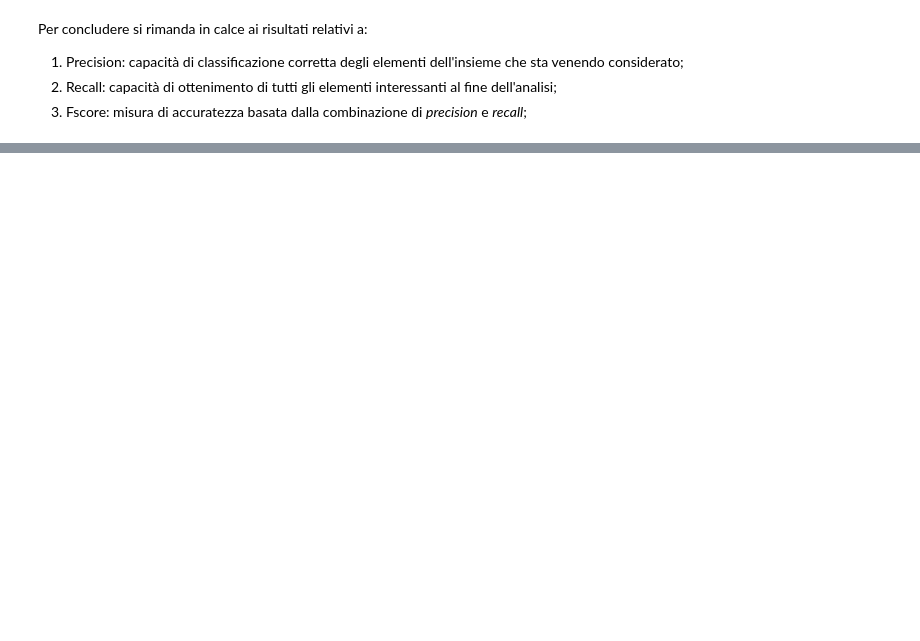
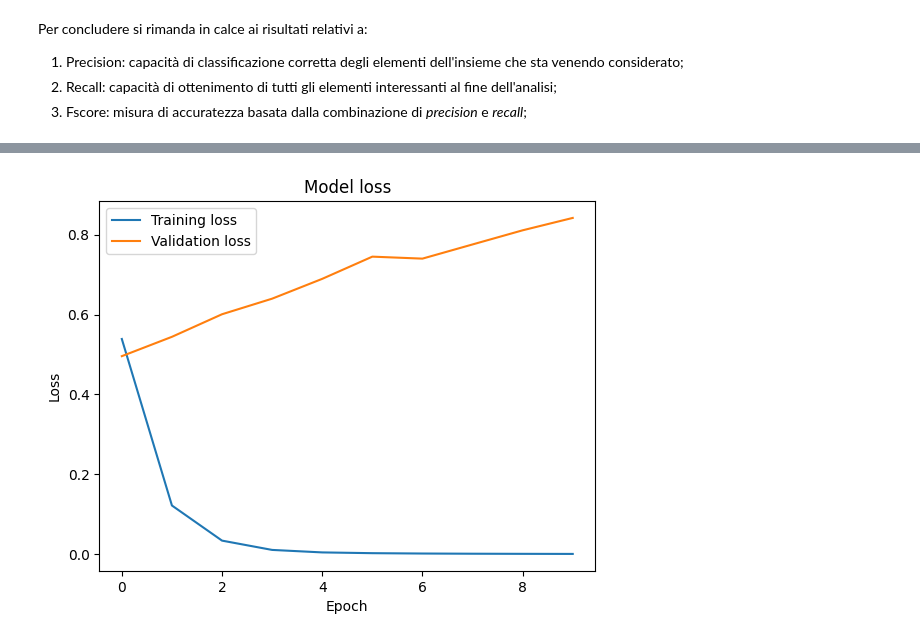
Before and after one commit to MaxBubblegum47/Big_Data, a Jupyter notebook: TextAnalytics/Presentation.ipynb, the cells around one changed output, grey strips where cells are left out. Cells and saved outputs as stored; diff of their text form; code cells hidden in the pictures; blank space fills up the shorter version.

Commit message:
Adding tensor flow part and correct older parts

```diff
--- a/TextAnalytics/Presentation.ipynb
+++ b/TextAnalytics/Presentation.ipynb
@@ -302,0 +254,85 @@ array(['Hip Hop', 'Hip Hop', 'Hip Hop', 'alt rock', 'pop', 'alt rock',
+# %%
+from sklearn.utils import shuffle
+from sklearn.preprocessing import LabelEncoder
+from sklearn.feature_extraction.text import CountVectorizer
+from nltk.corpus import stopwords
+import tensorflow as tf
+from sklearn.preprocessing import LabelEncoder
+from tensorflow.keras.layers import Dense
+import random
+
+# Encode the labels as integers
+encoder = LabelEncoder()
+y_train = encoder.fit_transform(train_df.ranker_genre)
+y_test = encoder.transform(test_df.ranker_genre)
+
+# Vectorize the lyrics
+vectorizer = CountVectorizer()
+X_train = vectorizer.fit_transform(train_df.lyric)
+X_test = vectorizer.transform(test_df.lyric)
+
+model = tf.keras.Sequential()
+model.add(Dense(128, input_dim=X_train.shape[1], activation='relu'))
+model.add(Dense(3, activation='softmax'))
+
+model.compile(loss='sparse_categorical_crossentropy', optimizer='adam', metrics=['accuracy'])
+
+y_train_tensor = tf.convert_to_tensor(y_train)
+y_test_tensor = tf.convert_to_tensor(y_test)
+
+# Convert the vectors to a dense tensor
+X_train = tf.convert_to_tensor(X_train.todense())
+X_test = tf.convert_to_tensor(X_test.todense())
+
+
+history = model.fit(X_train, y_train_tensor, epochs=10, validation_data=(X_test, y_test_tensor))
+
+# display the data
+import matplotlib.pyplot as plt
+
+# Get the training and validation loss values
+loss = history.history['loss']
+val_loss = history.history['val_loss']
+
+# Plot the training and validation loss
+plt.plot(loss)
+plt.plot(val_loss)
+plt.title('Model loss')
+plt.ylabel('Loss')
+plt.xlabel('Epoch')
+plt.legend(['Training loss', 'Validation loss'])
+plt.show()
+
+# Get the predicted class probabilities for each sample in the test set
+probs = model.predict(X_test)
+
+# Initialize a dictionary to store the accuracy for each genre
+genre_accuracy = {}
+
+# Loop over the test samples
+for i, sample in enumerate(X_test):
+
+    # Get the true class for the sample
+    true_class = y_test[i]
+
+    # Get the predicted class for the sample
+    predicted_class = np.argmax(probs[i])
+
+    # Get the genre name for the true and predicted classes
+    true_genre = encoder.inverse_transform([true_class])[0]
+    predicted_genre = encoder.inverse_transform([predicted_class])[0]
+
+    # Update the accuracy for the true genre
+    if true_genre not in genre_accuracy:
+        genre_accuracy[true_genre] = 1 if true_genre == predicted_genre else 0
+    else:
+        genre_accuracy[true_genre] += 1 if true_genre == predicted_genre else 0
+
+# Divide the number of correctly predicted samples by the total number of samples for each genre to get the accuracy
+for genre, count in genre_accuracy.items():
+    genre_accuracy[genre] = count / test_df[test_df.ranker_genre == genre].shape[0]
+
+# Print the accuracy for each genre
+for genre, accuracy in genre_accuracy.items():
+    print(f'Accuracy for {genre}: {accuracy:.2f}')
+# %% [output]
@@ -302,0 +372 @@ array(['Hip Hop', 'Hip Hop', 'Hip Hop', 'alt rock', 'pop', 'alt rock',
+[figure, added]
```
Also changed, not shown: parts of 23 cells of this notebook.
